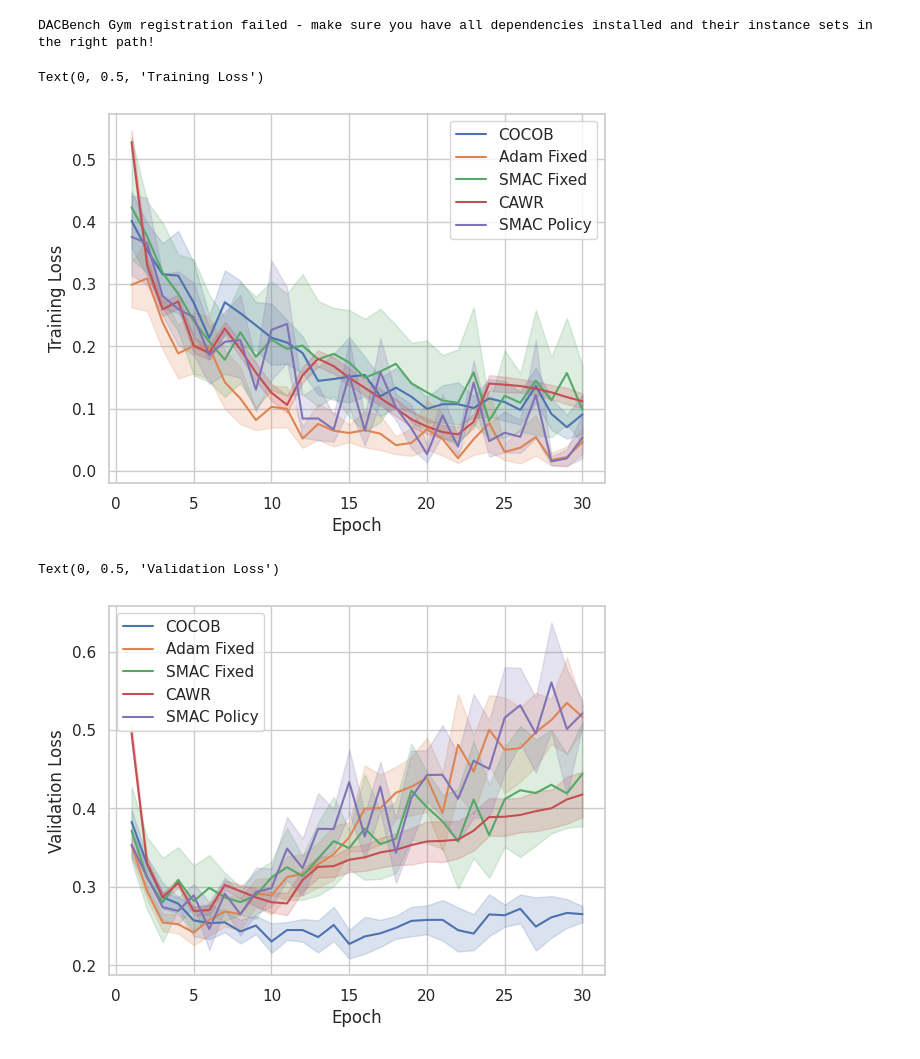
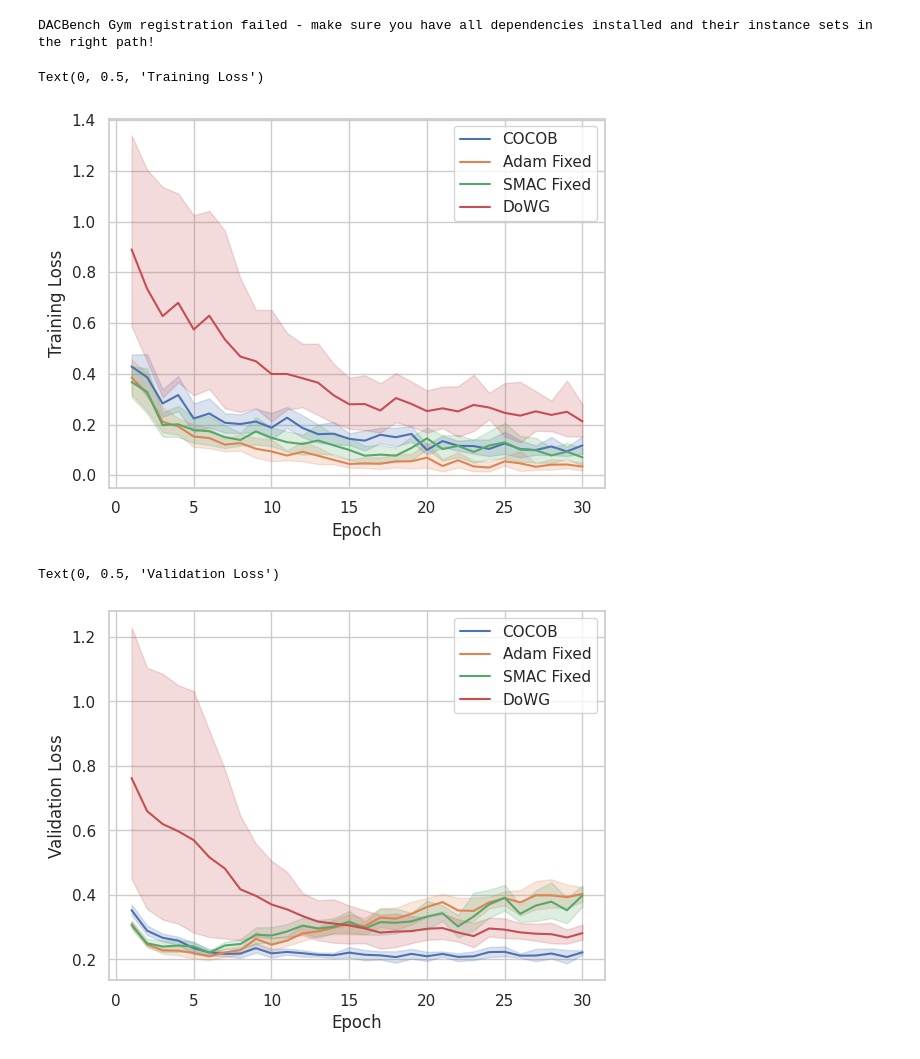
Before and after one commit to MichaHenh/Revisiting_LR_Control, a Jupyter notebook: ba_parameter_free_dac/plotting_fashion_mnist.ipynb, the cells around one changed output. Saved outputs shown, nothing was run; the diff lists cells and outputs as text; code cells hidden in the pictures.

Commit message:
fixes and plotting updates

```diff
--- a/ba_parameter_free_dac/plotting_fashion_mnist.ipynb
+++ b/ba_parameter_free_dac/plotting_fashion_mnist.ipynb
@@ -43,37 +43,41 @@ sns.set_style('whitegrid')
 cocob_tl = toDataFrame('./results_cluster/results/COCOB_fmnist/*/CustomTrackingWrapper.jsonl', 'training_losses', 3)
 adam_fixed_tl = toDataFrame('./results_cluster/results/Adam_fixed_fmnist/*/CustomTrackingWrapper.jsonl', 'training_losses', 3)
 smac_fixed_tl = toDataFrame('./results_cluster/results/SMAC_fixed_fashion_mnist/*/CustomTrackingWrapper.jsonl', 'training_losses', 3)
-cawr_tl = toChunkedDataFrame('./results_cluster/results/CAWR_fmnist/*/CustomTrackingWrapper.jsonl', 'training_losses', 3, 450)
-smac_policy_tl = toDataFrame('./results_cluster/results/smacpolicy_fashion_mnist/*/CustomTrackingWrapper.jsonl', 'training_losses', 3)
+# cawr_tl = toChunkedDataFrame('./results_cluster/results/CAWR_fmnist/*/CustomTrackingWrapper.jsonl', 'training_losses', 3, 450)
+# smac_policy_tl = toDataFrame('./results_cluster/results/smacpolicy_fashion_mnist/*/CustomTrackingWrapper.jsonl', 'training_losses', 3)
+dowg_tl = toDataFrame('./results_cluster/results/DoWG_fashion_mnist/*/CustomTrackingWrapper.jsonl', 'training_losses', 3)
 sns.lineplot(data=cocob_tl, x='epoch', y='value', label='COCOB')
 sns.lineplot(data=adam_fixed_tl, x='epoch', y='value', label='Adam Fixed')
 sns.lineplot(data=smac_fixed_tl, x='epoch', y='value', label='SMAC Fixed')
-sns.lineplot(data=cawr_tl, x='epoch', y='value', label='CAWR')
-sns.lineplot(data=smac_policy_tl, x='epoch', y='value', label='SMAC Policy')
+# sns.lineplot(data=cawr_tl, x='epoch', y='value', label='CAWR')
+# sns.lineplot(data=smac_policy_tl, x='epoch', y='value', label='SMAC Policy')
+sns.lineplot(data=dowg_tl, x='epoch', y='value', label='DoWG')
 plt.xlabel('Epoch')
 plt.ylabel('Training Loss')
 #plt.yscale('log')
 # %% [output]
 Text(0, 0.5, 'Training Loss')
-[figure, old version]
+[figure, new version]
 # %%
 
 cocob_vl = toDataFrame('./results_cluster/results/COCOB_fmnist/*/CustomTrackingWrapper.jsonl', 'validation_losses', 5)
 adam_fixed_vl = toDataFrame('./results_cluster/results/Adam_fixed_fmnist/*/CustomTrackingWrapper.jsonl', 'validation_losses', 5)
 smac_fixed_vl = toDataFrame('./results_cluster/results/SMAC_fixed_fashion_mnist/*/CustomTrackingWrapper.jsonl', 'validation_losses', 5)
-cawr_vl = toChunkedDataFrame('./results_cluster/results/CAWR_fmnist/*/CustomTrackingWrapper.jsonl', 'validation_losses', 5, 450)
-smac_policy_vl = toDataFrame('./results_cluster/results/smacpolicy_fashion_mnist/*/CustomTrackingWrapper.jsonl', 'validation_losses', 5)
+# cawr_vl = toChunkedDataFrame('./results_cluster/results/CAWR_fmnist/*/CustomTrackingWrapper.jsonl', 'validation_losses', 5, 450)
+# smac_policy_vl = toDataFrame('./results_cluster/results/smacpolicy_fashion_mnist/*/CustomTrackingWrapper.jsonl', 'validation_losses', 5)
+dowg_vl = toDataFrame('./results_cluster/results/DoWG_fashion_mnist/*/CustomTrackingWrapper.jsonl', 'validation_losses', 5)
 
 sns.lineplot(data=cocob_vl, x='epoch', y='value', label='COCOB')
 sns.lineplot(data=adam_fixed_vl, x='epoch', y='value', label='Adam Fixed')
 sns.lineplot(data=smac_fixed_vl, x='epoch', y='value', label='SMAC Fixed')
-sns.lineplot(data=cawr_vl, x='epoch', y='value', label='CAWR')
-sns.lineplot(data=smac_policy_vl, x='epoch', y='value', label='SMAC Policy')
+# sns.lineplot(data=cawr_vl, x='epoch', y='value', label='CAWR')
+# sns.lineplot(data=smac_policy_vl, x='epoch', y='value', label='SMAC Policy')
+sns.lineplot(data=dowg_vl, x='epoch', y='value', label='DoWG')
 plt.xlabel('Epoch')
 plt.ylabel('Validation Loss')
 # %% [output]
 Text(0, 0.5, 'Validation Loss')
-[figure, old version]
+[figure, new version]
 # %%
 
 cocob_va = toDataFrame('./results_cluster/results/COCOB_fmnist/*/CustomTrackingWrapper.jsonl', 'validation_accuracies', 6)
```
Also changed, not shown: parts of 2 cells of this notebook, 6 other files.
